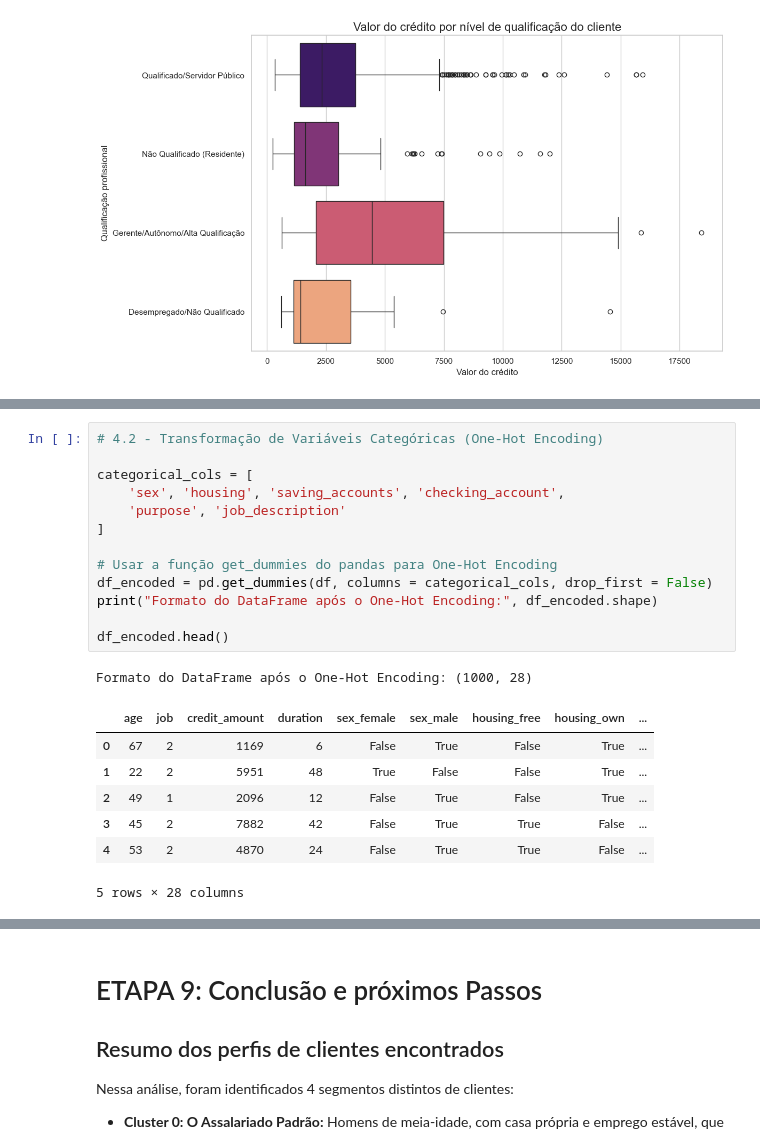
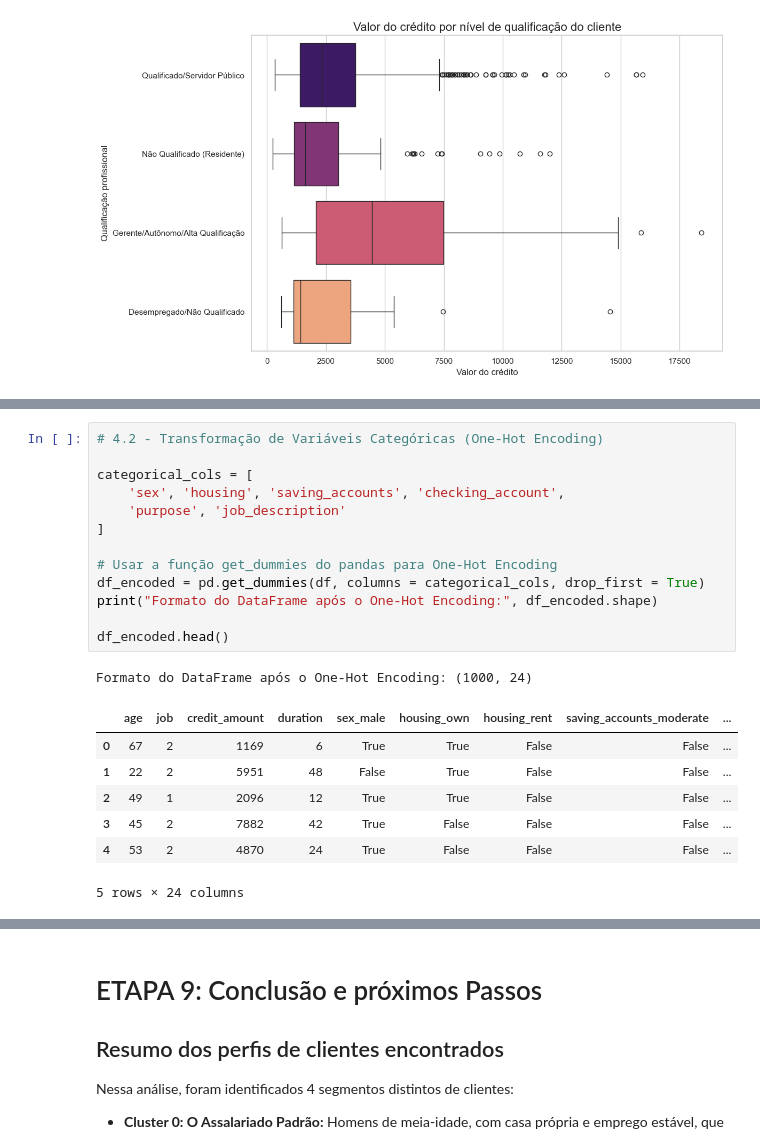
Before and after one commit to jessicawolfie/clusterizacao_clientes_credito, a Jupyter notebook: notebooks/1.0-eda.ipynb, the cells around one changed output, grey strips where cells are left out. Drawn from its saved outputs; the diff is of its cells as text.

```diff
--- a/notebooks/1.0-eda.ipynb
+++ b/notebooks/1.0-eda.ipynb
@@ -135,25 +135,25 @@ dtype: int64
 # %%
 # 4.2 - Transformação de Variáveis Categóricas (One-Hot Encoding)
 
 categorical_cols = [
     'sex', 'housing', 'saving_accounts', 'checking_account',
     'purpose', 'job_description'
 ]
 
 # Usar a função get_dummies do pandas para One-Hot Encoding
-df_encoded = pd.get_dummies(df, columns = categorical_cols, drop_first = False)
+df_encoded = pd.get_dummies(df, columns = categorical_cols, drop_first = True)
 print("Formato do DataFrame após o One-Hot Encoding:", df_encoded.shape)
 
 df_encoded.head()
 # %% [output]
-Formato do DataFrame após o One-Hot Encoding: (1000, 28)
+Formato do DataFrame após o One-Hot Encoding: (1000, 24)
-|  | age | job | credit_amount | duration | sex_female | sex_male | housing_free | housing_own | ... |
-| 0 | 67 | 2 | 1169 | 6 | False | True | False | True | ... |
-| 1 | 22 | 2 | 5951 | 48 | True | False | False | True | ... |
-| 2 | 49 | 1 | 2096 | 12 | False | True | False | True | ... |
-| 3 | 45 | 2 | 7882 | 42 | False | True | True | False | ... |
-| 4 | 53 | 2 | 4870 | 24 | False | True | True | False | ... |
+|  | age | job | credit_amount | duration | sex_male | housing_own | housing_rent | saving_accounts_moderate | ... |
+| 0 | 67 | 2 | 1169 | 6 | True | True | False | False | ... |
+| 1 | 22 | 2 | 5951 | 48 | False | True | False | False | ... |
+| 2 | 49 | 1 | 2096 | 12 | True | True | False | False | ... |
+| 3 | 45 | 2 | 7882 | 42 | True | False | False | False | ... |
+| 4 | 53 | 2 | 4870 | 24 | True | False | False | False | ... |
-5 rows × 28 columns
+5 rows × 24 columns
 # %%
 # 4.3 - Padronização de Escalas (Feature Scaling)
 
```
Also changed, not shown: parts of 6 cells of this notebook, 1 other file.
